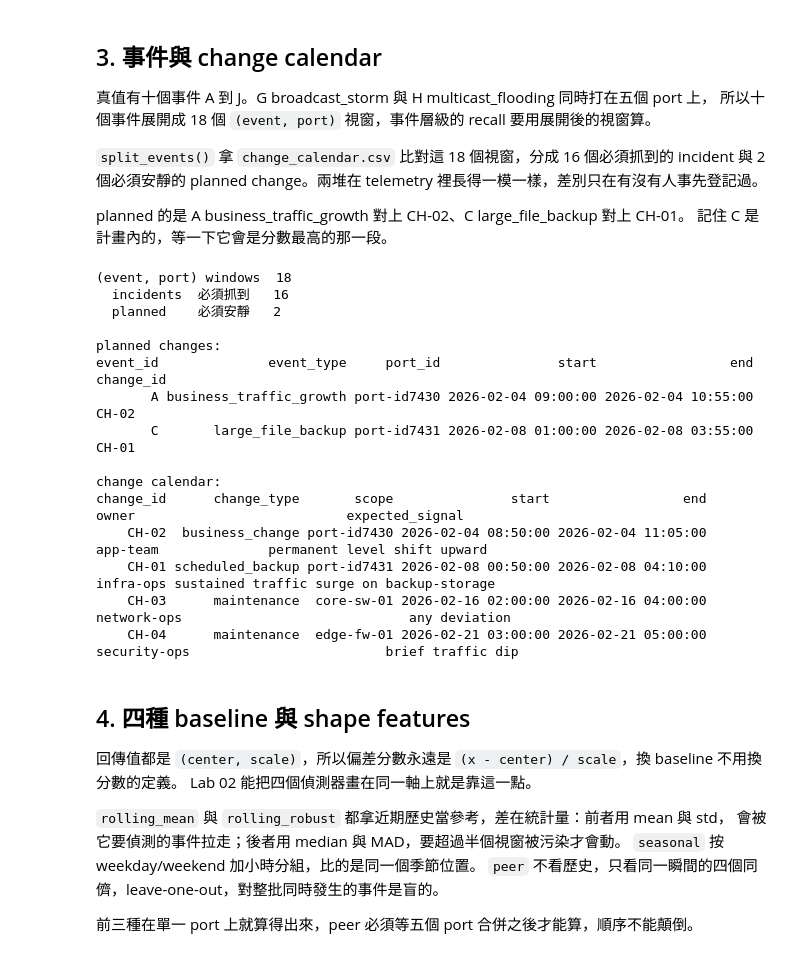
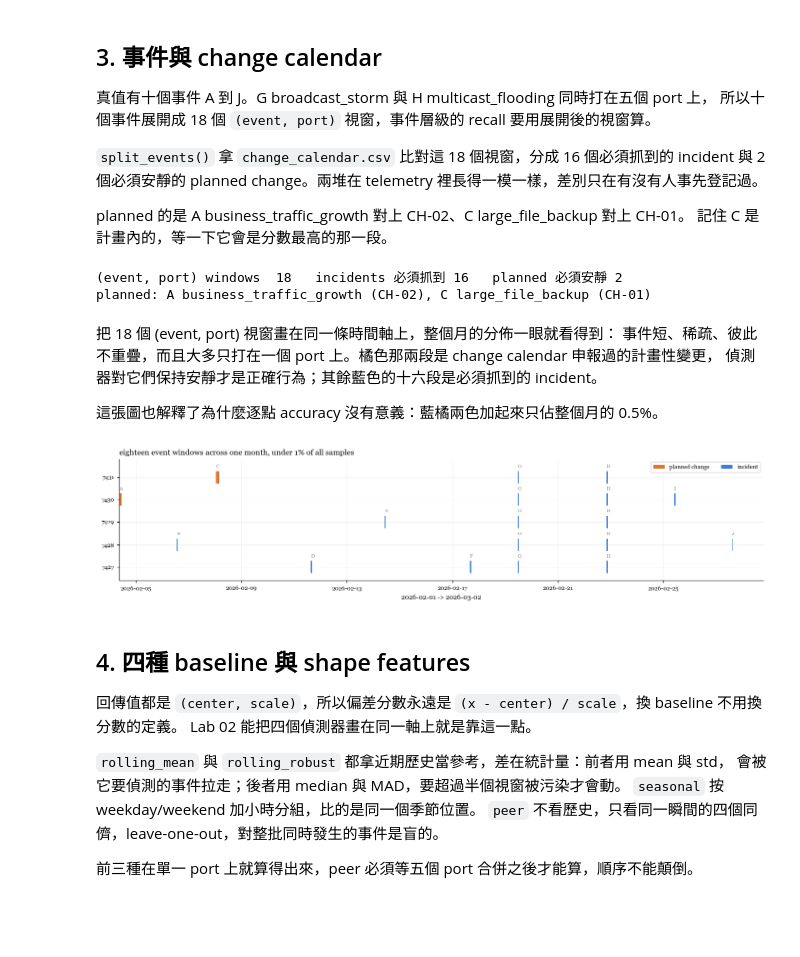
Before and after one commit to kevin880987/aiops-anomaly-zero-to-hero, a Jupyter notebook: labs/workshop/01_network_traffic_feature_engineering.ipynb, the cells around one changed output. Saved outputs shown, nothing was run; the diff lists cells and outputs as text; code cells hidden in the pictures; blank space fills up the shorter version.

```diff
--- a/labs/workshop/01_network_traffic_feature_engineering.ipynb
+++ b/labs/workshop/01_network_traffic_feature_engineering.ipynb
@@ -653,32 +643,45 @@ events = load_events(telemetry)
 calendar = load_change_calendar()
 incidents, planned = split_events(events, calendar)
 
-print(f"(event, port) windows  {len(events)}")
-print(f"  incidents  必須抓到   {len(incidents)}")
-print(f"  planned    必須安靜   {len(planned)}")
-print()
-print("planned changes:")
-print(planned[["event_id", "event_type", "port_id", "start", "end", "change_id"]].to_string(index=False))
-print()
-print("change calendar:")
-print(calendar[["change_id", "change_type", "scope", "start", "end", "owner", "expected_signal"]]
-      .to_string(index=False))
+print(f"(event, port) windows  {len(events)}"
+      f"   incidents 必須抓到 {len(incidents)}   planned 必須安靜 {len(planned)}")
+print("planned:", ", ".join(f"{r.event_id} {r.event_type} ({r.change_id})"
+                            for r in planned.itertuples()))
 # %% [output]
-(event, port) windows  18
-  incidents  必須抓到   16
-  planned    必須安靜   2
-
-planned changes:
-event_id              event_type     port_id               start                 end change_id
-       A business_traffic_growth port-id7430 2026-02-04 09:00:00 2026-02-04 10:55:00     CH-02
-       C       large_file_backup port-id7431 2026-02-08 01:00:00 2026-02-08 03:55:00     CH-01
-
-change calendar:
-change_id      change_type       scope               start                 end        owner                           expected_signal
-    CH-02  business_change port-id7430 2026-02-04 08:50:00 2026-02-04 11:05:00     app-team              permanent level shift upward
-    CH-01 scheduled_backup port-id7431 2026-02-08 00:50:00 2026-02-08 04:10:00    infra-ops sustained traffic surge on backup-storage
-    CH-03      maintenance  core-sw-01 2026-02-16 02:00:00 2026-02-16 04:00:00  network-ops                             any deviation
-    CH-04      maintenance  edge-fw-01 2026-02-21 03:00:00 2026-02-21 05:00:00 security-ops                         brief traffic dip
+(event, port) windows  18   incidents 必須抓到 16   planned 必須安靜 2
+planned: A business_traffic_growth (CH-02), C large_file_backup (CH-01)
+# %% [markdown]
+把 18 個 (event, port) 視窗畫在同一條時間軸上，整個月的分佈一眼就看得到：
+事件短、稀疏、彼此不重疊，而且大多只打在一個 port 上。橘色那兩段是 change calendar 申報過的計畫性變更，
+偵測器對它們保持安靜才是正確行為；其餘藍色的十六段是必須抓到的 incident。
+
+這張圖也解釋了為什麼逐點 accuracy 沒有意義：藍橘兩色加起來只佔整個月的 0.5%。
+# %%
+planned_ids = set(planned["event_id"])
+ports = sorted(telemetry["port_id"].unique())
+row = {p: n for n, p in enumerate(ports)}
+
+fig, ax = plt.subplots(figsize=(13, 3.2))
+for e in events.itertuples():
+    is_planned = e.event_id in planned_ids
+    ax.barh(row[e.port_id], e.end - e.start, left=e.start, height=0.55,
+            color=PALETTE["baseline"] if is_planned else PALETTE["signal"],
+            label="planned change" if is_planned else "incident")
+    ax.text(e.start, row[e.port_id] + 0.38, e.event_id, fontsize=7,
+            color=PALETTE["truth"], ha="left", va="bottom")
+
+handles, labels_ = ax.get_legend_handles_labels()
+uniq = dict(zip(labels_, handles))
+ax.legend(uniq.values(), uniq.keys(), loc="upper right", ncol=2)
+ax.set_yticks(range(len(ports)))
+ax.set_yticklabels([p[-4:] for p in ports], fontsize=8)
+ax.set_ylim(-0.6, len(ports) - 0.2)
+ax.set_xlabel("2026-02-01 -> 2026-03-02")
+ax.set_title("eighteen event windows across one month, under 1% of all samples")
+fig.tight_layout()
+plt.show()
+# %% [output]
+[figure, added]
 # %% [markdown]
 ## 4. 四種 baseline 與 shape features
 
```
Also changed, not shown: parts of 16 cells of this notebook, 3 other files.
